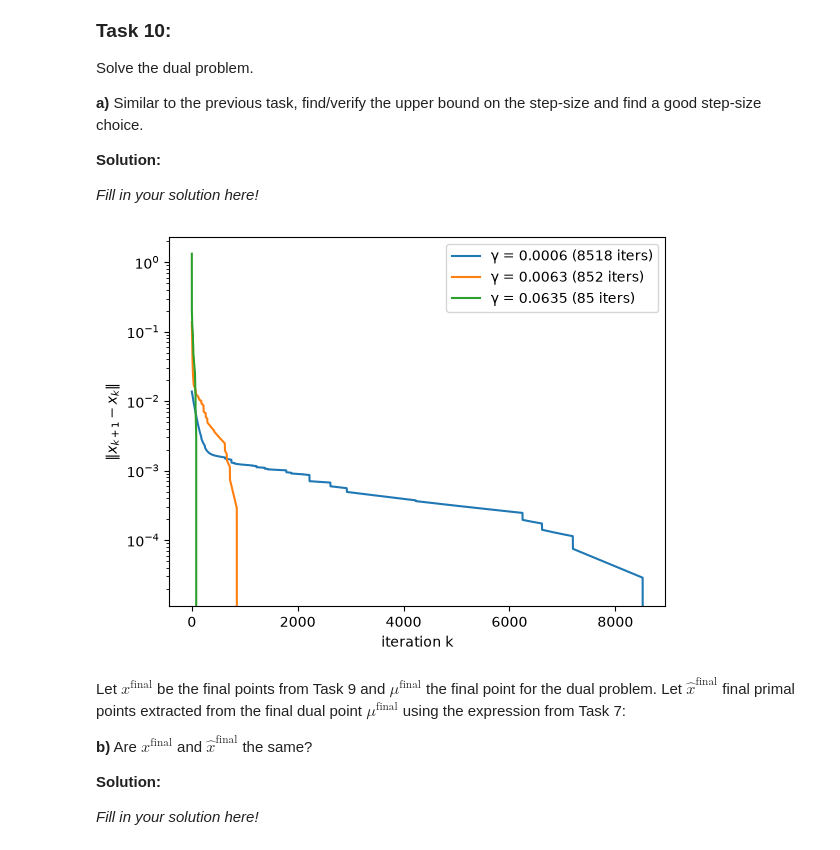
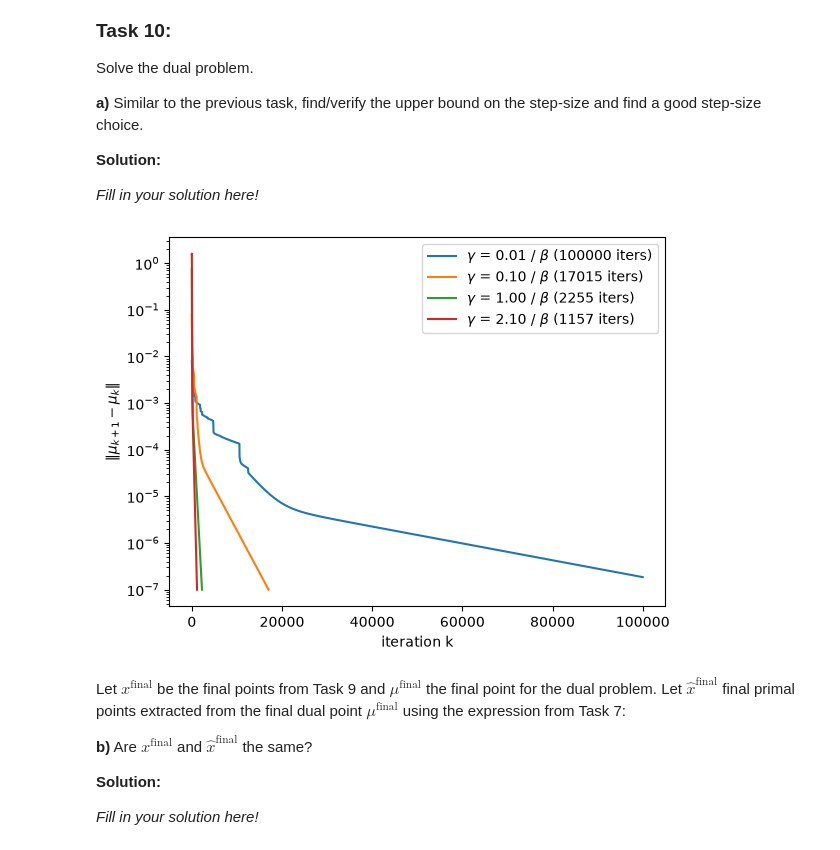
Before and after one commit to jakobsoderberg1/frtn50, a Jupyter notebook: handin1.ipynb, the cells around one changed output. Drawn from its saved outputs; the diff is of its cells as text; code cells hidden in the pictures.

```diff
--- a/handin1.ipynb
+++ b/handin1.ipynb
@@ -381,7 +378,7 @@ def quad(x,Q,q):
     :param q: the vector in the quadratic function that corresponds to the linear part
     :return: (1/2)x'Qx + q'x
     """
-    res = (1 / 2) * x.T @ Q @ x + q.T * x
+    res = (1 / 2) * x.T @ Q @ x + q.T @ x
     return res
 
 def quadconj(mu,Q,q):
@@ -394,7 +391,7 @@ def quadconj(mu,Q,q):
     :param q: the vector in the quadratic function that corresponds to the linear part
     :return: conjugate of (1/2)x'Qx + q'x, evaluated at mu
     """
-    conj = (1/2) * (mu - q).T @ Q @ (mu - q)
+    conj = (1/2) * (mu - q).T @ np.linalg.inv(Q) @ (mu - q)
     return conj
 
 def box(x,a,b):
@@ -422,9 +419,9 @@ def boxconj(mu,a,b):
     :param b: the right vector defining the box contraint
     :return: conjugate of the indicator function of the box contraint [a,b], evaluated at mu
     """
-    # Write your solution here
-    # Från Task 2
-    return ...
+    return np.sum(np.maximum(a * mu, b * mu))
+
+
 
 def grad_quad(x,Q,q):
     """
@@ -448,8 +445,7 @@ def grad_quadconj(mu,Q,q):
     :param q: the vector in the quadratic function that corresponds to the linear part
     :return: gradient of the conjugate of (1/2)x'Qx + q'x, evaluated at mu
     """
-    grad = np.linalg.inv(Q) @ mu
-    return grad
+    return np.linalg.inv(Q) @ (mu - q)
 
 def prox_box(x,a,b,gamma):
     """
@@ -463,7 +459,7 @@ def prox_box(x,a,b,gamma):
     :return: proximal operator of the indicator function of the
     box contraint [a,b], evaluated at x
     """
-    v = x
+    v = x.copy()
     for i in range(x.size):
         if x[i] <= a[i]:
             v[i] = a[i]
@@ -507,6 +503,7 @@ def dual_to_primal(mu,Q,q,a,b):
     :param b: the right vector defining the box contraint
     :return: the extracted primal variable
     """
+    return np.linalg.inv(Q) @ - (mu + q)
 # %% [markdown]
 
 ---
@@ -551,14 +548,14 @@ _Fill in your solution here!_
 def plot_residuals(gammas, x_init, Q, q, a, b):
     fig, ax = plt.subplots()
     for gamma in gammas:
-        _, n_iter, res = prox_grad(gamma, x_init, Q, q, a, b)
-        ax.semilogy(res, label=f"γ = {gamma:.4f} ({n_iter + 1} iters)")
+        _, n_iter, res = prox_grad(gamma[1], x_init, Q, q, a, b)
+        ax.semilogy(res, label=f"{r"$\gamma$"} = {gamma[0]:.2f} / {r"$\beta$"} ({n_iter + 1} iters)")
     ax.set_xlabel("iteration k")
     ax.set_ylabel(r"$\|x_{k+1} - x_k\|$")
     ax.legend()
     plt.show()
 
 beta= np.linalg.eigvalsh(Q).max()
-gammas = [c / beta for c in (0.1, 1.0, 2, 5)]
+gammas = [(c, c / beta) for c in (0.1, 1.0, 2, 2.5)]
 plot_residuals(gammas, np.zeros_like(q), Q, q, a, b)
 # %% [output]
@@ -586,8 +583,6 @@ x_final_res = []
 for _ in range(10):
   (Q,q,a,b) = problem_data()
   x = np.random.randn(q.shape[0])
-  x_final, iter, res_norm_result = prox_grad(1/np.linalg.norm(Q), x, Q, q, a, b)
+  x_final, iter, res_norm_result = prox_grad(1/np.linalg.eigvalsh(Q).max(), x, Q, q, a, b)
   x_final_res.append(x_final)
-
-print(x_final_res)
 # %% [output]
@@ -654,30 +649,32 @@ _Fill in your solution here!_
 # %%
 def prox_grad_dual(gamma, mu, Q, q, a, b, tol=1e-7, max_iter=100000):
     res = []
+    mu_k = []
     for k in range(max_iter):
-        mu_next = prox_boxconj(mu - gamma * grad_quadconj(mu, Q, q), a, b, gamma)
+        mu_next = prox_boxconj(mu + gamma * grad_quadconj(-mu, Q, q), a, b, gamma)
         r = np.linalg.norm(mu_next - mu)
         res.append(r)
         mu = mu_next
+        mu_k.append(mu)
         if r < tol:
             break
-    return mu, k, res
+    return mu, mu_k, k, res
 
 def plot_residuals(gammas, x_init, Q, q, a, b):
     fig, ax = plt.subplots()
     for gamma in gammas:
-        _, n_iter, res = prox_grad_dual(gamma, x_init, Q, q, a, b)
-        ax.semilogy(res, label=f"γ = {gamma:.4f} ({n_iter + 1} iters)")
+        mu, _, n_iter, res = prox_grad_dual(gamma[1], x_init, Q, q, a, b)
+        ax.semilogy(res, label=f"{r"$\gamma$"} = {gamma[0]:.2f} / {r"$\beta$"} ({n_iter + 1} iters)")
     ax.set_xlabel("iteration k")
-    ax.set_ylabel(r"$\|x_{k+1} - x_k\|$")
+    ax.set_ylabel(r"$\|\mu_{k+1} - \mu_k\|$")
     ax.legend()
     plt.show()
 
 beta= 1 / np.linalg.eigvalsh(Q).min()
-gammas = [c / beta for c in (0.01, 0.1, 1)]
+gammas = [(c, c / beta) for c in (0.01, 0.1, 1, 2.1)]
 plot_residuals(gammas, np.random.randn(q.shape[0]), Q, q, a, b)
 # %% [output]
-[figure, old version]
+[figure, new version]
 # %% [markdown]
 
 Let $x^{\text{final}}$ be the final points from Task 9 and $\mu^{\text{final}}$ the final point for the dual problem. Let $\hat{x}^{\text{final}}$ final primal points extracted from the final dual point $\mu^{\text{final}}$ using the expression from Task 7:
```
Also changed, not shown: parts of 21 cells of this notebook.
